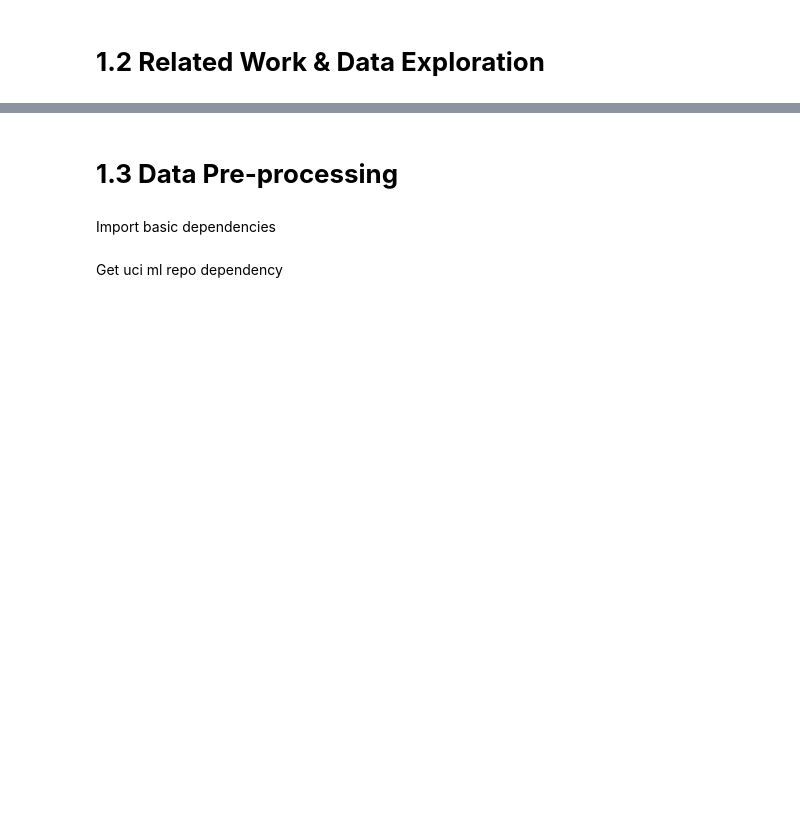
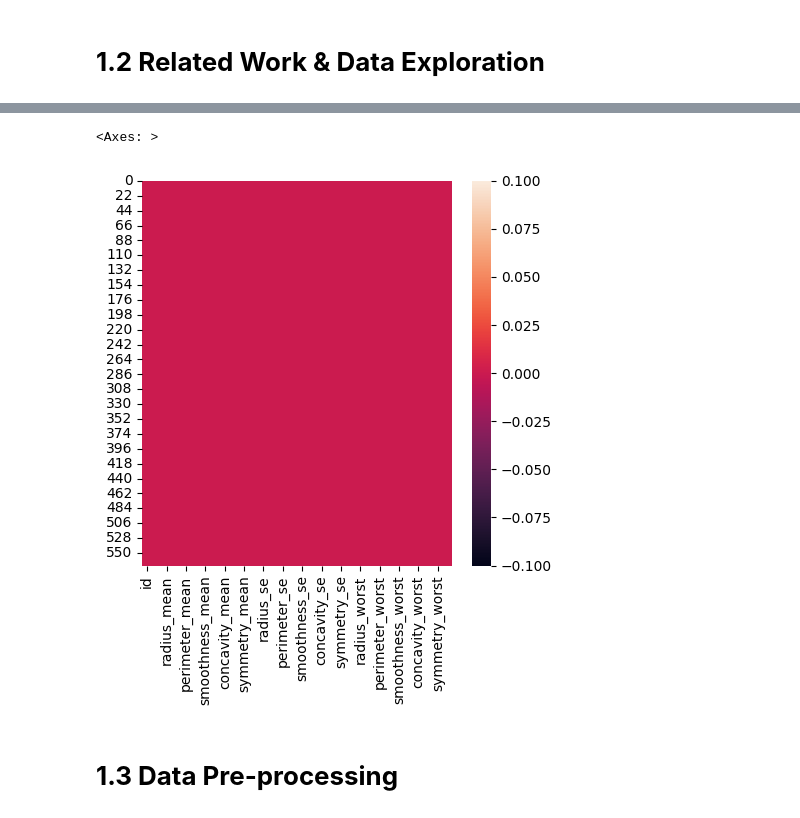
Before and after one commit to Naeem2121870/BIG-DATA-ANALYTICS-COURSEWORK, a Jupyter notebook: COURSEWORK_JANATUL.ipynb, the cells around one changed output, grey strips where cells are left out. Saved outputs shown, nothing was run; the diff lists cells and outputs as text; code cells hidden in the pictures; blank space fills up the shorter version.

```diff
--- a/COURSEWORK_JANATUL.ipynb
+++ b/COURSEWORK_JANATUL.ipynb
@@ -22,0 +120,5 @@ Breast cancer is a major threat to public health. Because of Working with breast
+# %%
+#Checing percentage of missinh valus of each column
+
+null_var = breast_cancer.isnull().sum()/breast_cancer.shape[0]*100
+null_var
@@ -22,0 +143,9 @@ Breast cancer is a major threat to public health. Because of Working with breast
+# %%
+""" Stored the targeted column into the drop_coloums
+which have more than 10% missing value """
+
+drop_columns = null_var[null_var > 10].keys()
+# %%
+#drop the targeted column
+BC = breast_cancer.drop(columns = drop_columns)
+BC
@@ -23,4 +166,10 @@ Breast cancer is a major threat to public health. Because of Working with breast
+# %%
+#Finally checking the missing values using heatmap
+
+plt.figure(figsize=(5,5))
+sns.heatmap(BC.isnull())
+# %% [output]
+<Axes: >
+[figure, added]
 # %% [markdown]
 # **1.3 Data Pre-processing**
-# %% [markdown]
-Import basic dependencies
@@ -31,2 +175,0 @@ import matplotlib.pyplot as plt  # For data visualization
-# %% [markdown]
-Get uci ml repo dependency
```
Also changed, not shown: parts of 39 cells of this notebook.
